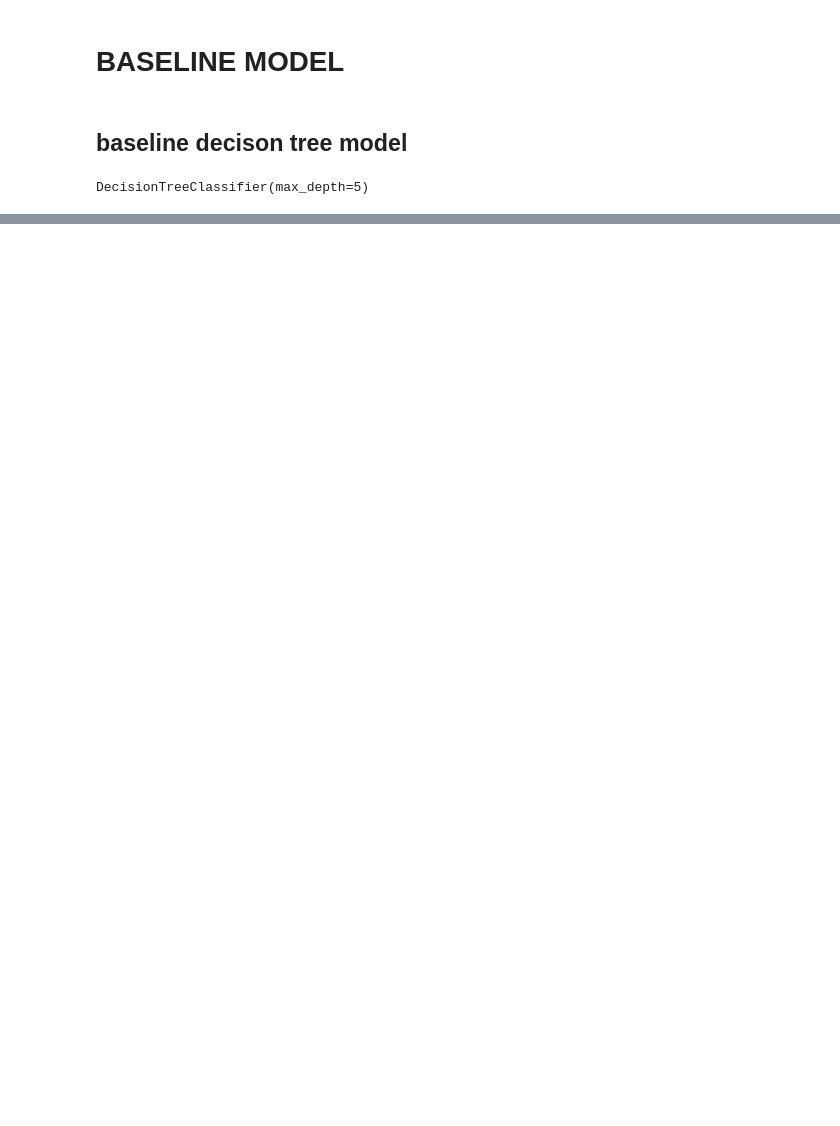
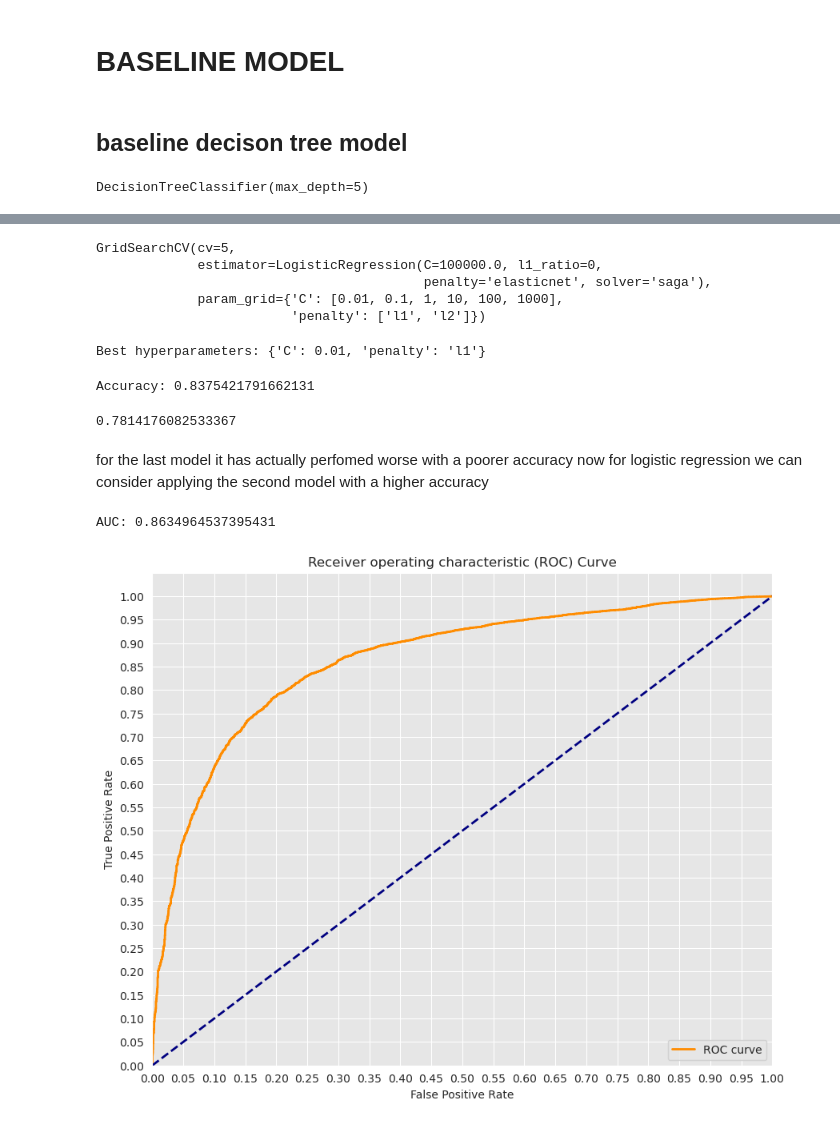
Before and after one commit to gibwanjau0/Chicago-Car-Crash-Project, a Jupyter notebook: CHICAGO CAR CRASHES PREJECT.ipynb, the cells around one changed output, grey strips where cells are left out. Saved outputs shown, nothing was run; the diff lists cells and outputs as text; code cells hidden in the pictures; blank space fills up the shorter version.

```diff
--- a/CHICAGO CAR CRASHES PREJECT.ipynb
+++ b/CHICAGO CAR CRASHES PREJECT.ipynb
@@ -1027,0 +1250,10 @@ AttributeError: 'KNeighborsClassifier' object has no attribute 'decision_functio
+# %%
+#instsntiating alogistic regression model
+logreg = LogisticRegression()
+#fitting the logistic regression model
+logreg.fit(X_train, y_train)
+#making a prediction on the test set
+y_pred = logreg.predict(X_test)
+#get the accuracy score
+accuracy = accuracy_score(y_test, y_pred)
+print('Accuracy:', accuracy)
@@ -1027,0 +1271,4 @@ AttributeError: 'KNeighborsClassifier' object has no attribute 'decision_functio
+# %%
+#instsntiating a logistic regression model with l2 regularization
+logreg2 = LogisticRegression(penalty = 'l2')
+logreg2.fit(X_train, y_train)
@@ -1027,0 +1297,63 @@ AttributeError: 'KNeighborsClassifier' object has no attribute 'decision_functio
+# %%
+#training the a logistic regression model with hyperparameter tuning
+logreg3 = LogisticRegression( solver = 'saga', penalty="elasticnet", C=1e5, l1_ratio=0)
+grid = GridSearchCV(logreg3, param_grid, cv=5)
+grid.fit(X_train, y_train)
+# %% [output]
+GridSearchCV(cv=5,
+             estimator=LogisticRegression(C=100000.0, l1_ratio=0,
+                                          penalty='elasticnet', solver='saga'),
+             param_grid={'C': [0.01, 0.1, 1, 10, 100, 1000],
+                         'penalty': ['l1', 'l2']})
+# %%
+# Get the best hyperparameters
+best_params = grid.best_params_
+print('Best hyperparameters:', best_params)
+# %% [output]
+Best hyperparameters: {'C': 0.01, 'penalty': 'l1'}
+# %%
+# Make predictions on the test set
+y_pred = grid.predict(X_test)
+
+# Get the accuracy score
+accuracy = accuracy_score(y_test, y_pred)
+print('Accuracy:', accuracy)
+# %% [output]
+Accuracy: 0.8375421791662131
+# %%
+false_positive_rate, true_positive_rate, thresholds = roc_curve(y_test, y_pred)
+roc_auc = auc(false_positive_rate, true_positive_rate)
+roc_auc
+# %% [output]
+0.7814176082533367
+# %% [markdown]
+for the last model it has actually perfomed worse with a poorer accuracy
+now for logistic regression we can consider applying the second model with a higher accuracy
+# %%
+y_score = logreg3.fit(X_train, y_train).decision_function(X_test)
+fpr, tpr, thresholds = roc_curve(y_test, y_score)
+# %%
+# Seaborn's beautiful styling
+sns.set_style('darkgrid', {'axes.facecolor': '0.9'})
+
+# Print AUC
+print('AUC: {}'.format(auc(fpr, tpr)))
+
+# Plot the ROC curve
+plt.figure(figsize=(10, 8))
+lw = 2
+plt.plot(fpr, tpr, color='darkorange',
+         lw=lw, label='ROC curve')
+plt.plot([0, 1], [0, 1], color='navy', lw=lw, linestyle='--')
+plt.xlim([0.0, 1.0])
+plt.ylim([0.0, 1.05])
+plt.yticks([i/20.0 for i in range(21)])
+plt.xticks([i/20.0 for i in range(21)])
+plt.xlabel('False Positive Rate')
+plt.ylabel('True Positive Rate')
+plt.title('Receiver operating characteristic (ROC) Curve')
+plt.legend(loc='lower right')
+plt.show()
+# %% [output]
+AUC: 0.8634964537395431
+[figure, added]
```
Also changed, not shown: parts of 120 cells of this notebook.
